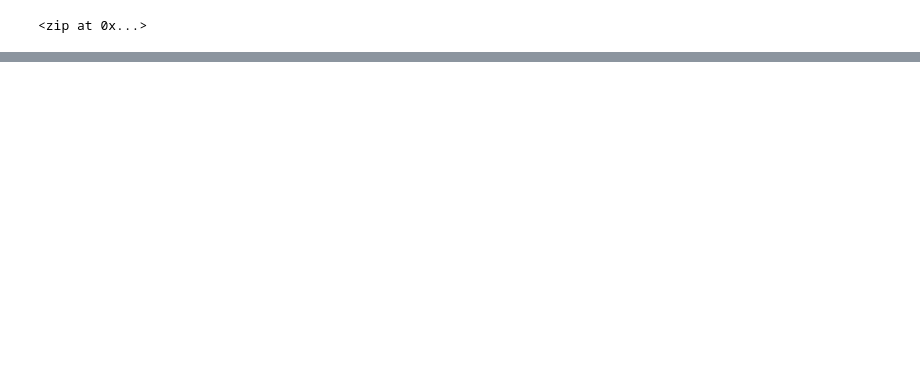
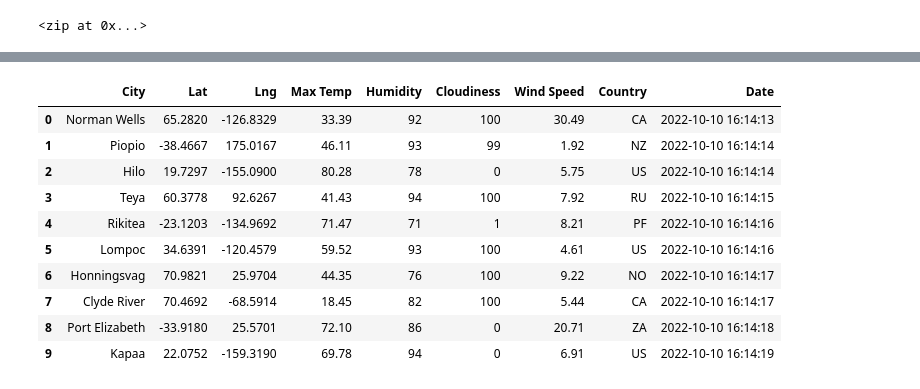
Before and after one commit to SEngel23/World_Weather_Analysis, a Jupyter notebook: WeatherPy.ipynb, the cells around one changed output, grey strips where cells are left out. Cells and saved outputs as stored; diff of their text form; code cells hidden in the pictures; blank space fills up the shorter version.

Commit message:
addindg Weather Data File

```diff
--- a/WeatherPy.ipynb
+++ b/WeatherPy.ipynb
@@ -60,0 +71,4 @@ len(cities)
+# %%
+# Starting URL for Weather Map API Call.
+url = "http://api.openweathermap.org/data/2.5/weather?units=Imperial&APPID=" + weather_api_key
+print(url)
@@ -60,0 +157,16 @@ len(cities)
+# %%
+# Convert the array of dictionaries to a Pandas DataFrame.
+city_data_df = pd.DataFrame(city_data)
+city_data_df.head(10)
+# %% [output]
+|  | City | Lat | Lng | Max Temp | Humidity | Cloudiness | Wind Speed | Country | Date |
+| 0 | Norman Wells | 65.2820 | -126.8329 | 33.39 | 92 | 100 | 30.49 | CA | 2022-10-10 16:14:13 |
+| 1 | Piopio | -38.4667 | 175.0167 | 46.11 | 93 | 99 | 1.92 | NZ | 2022-10-10 16:14:14 |
+| 2 | Hilo | 19.7297 | -155.0900 | 80.28 | 78 | 0 | 5.75 | US | 2022-10-10 16:14:14 |
+| 3 | Teya | 60.3778 | 92.6267 | 41.43 | 94 | 100 | 7.92 | RU | 2022-10-10 16:14:15 |
+| 4 | Rikitea | -23.1203 | -134.9692 | 71.47 | 71 | 1 | 8.21 | PF | 2022-10-10 16:14:16 |
+| 5 | Lompoc | 34.6391 | -120.4579 | 59.52 | 93 | 100 | 4.61 | US | 2022-10-10 16:14:16 |
+| 6 | Honningsvag | 70.9821 | 25.9704 | 44.35 | 76 | 100 | 9.22 | NO | 2022-10-10 16:14:17 |
+| 7 | Clyde River | 70.4692 | -68.5914 | 18.45 | 82 | 100 | 5.44 | CA | 2022-10-10 16:14:17 |
+| 8 | Port Elizabeth | -33.9180 | 25.5701 | 72.10 | 86 | 0 | 20.71 | ZA | 2022-10-10 16:14:18 |
+| 9 | Kapaa | 22.0752 | -159.3190 | 69.78 | 94 | 0 | 6.91 | US | 2022-10-10 16:14:19 |
```
Also changed, not shown: parts of 9 cells of this notebook.
